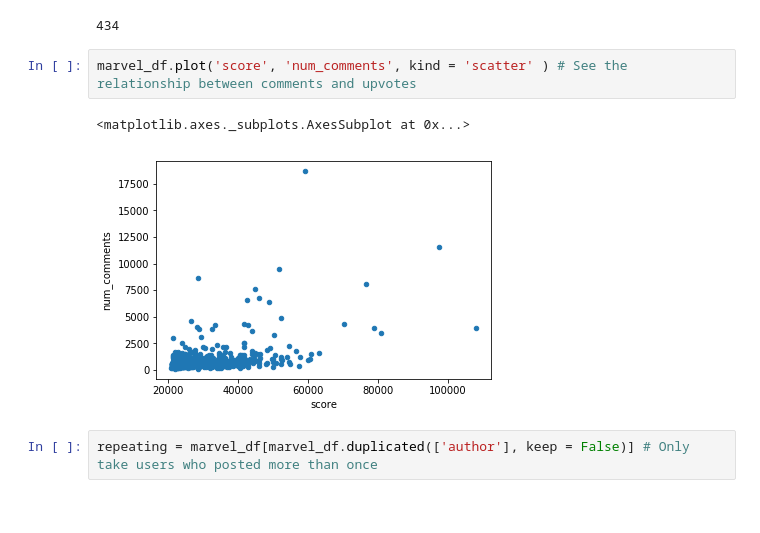
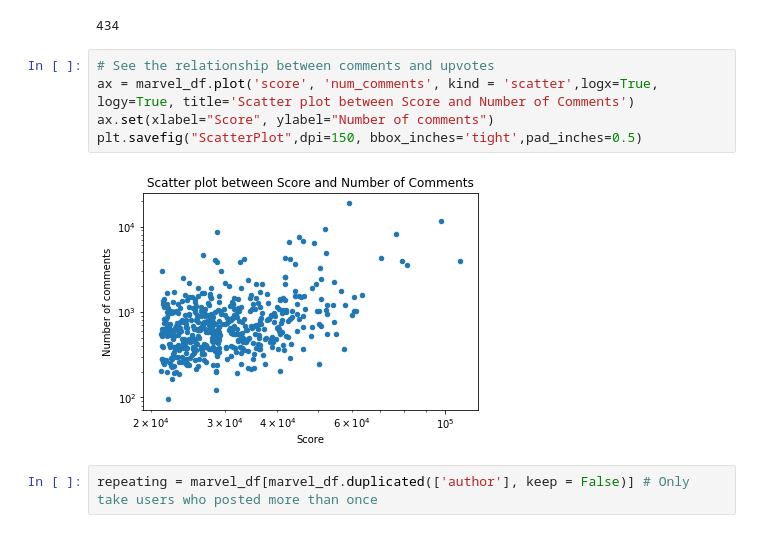
Before and after one commit to samridhprasad/reddit-analysis, a Jupyter notebook: INFO440-Reddit.ipynb, the cells around one changed output. Cells and saved outputs as stored; diff of their text form.

```diff
--- a/INFO440-Reddit.ipynb
+++ b/INFO440-Reddit.ipynb
@@ -141,11 +143,13 @@ marvel_df = get_posts('marvelstudios', 500) # This is where you can define any s
 marvel_df.author.nunique() # Out of 500, 434 are unique
 # %% [output]
 434
-# %%
-marvel_df.plot('score', 'num_comments', kind = 'scatter' ) # See the relationship between comments and upvotes
-# %% [output]
-<matplotlib.axes._subplots.AxesSubplot at 0x...>
-[figure, removed]
+# %%
+# See the relationship between comments and upvotes
+ax = marvel_df.plot('score', 'num_comments', kind = 'scatter',logx=True, logy=True, title='Scatter plot between Score and Number of Comments')
+ax.set(xlabel="Score", ylabel="Number of comments")
+plt.savefig("ScatterPlot",dpi=150, bbox_inches='tight',pad_inches=0.5)
+# %% [output]
+[figure, added]
 # %%
 repeating = marvel_df[marvel_df.duplicated(['author'], keep = False)] # Only take users who posted more than once
 # %%
```
Also changed, not shown: parts of 8 cells of this notebook, 6 other files.
